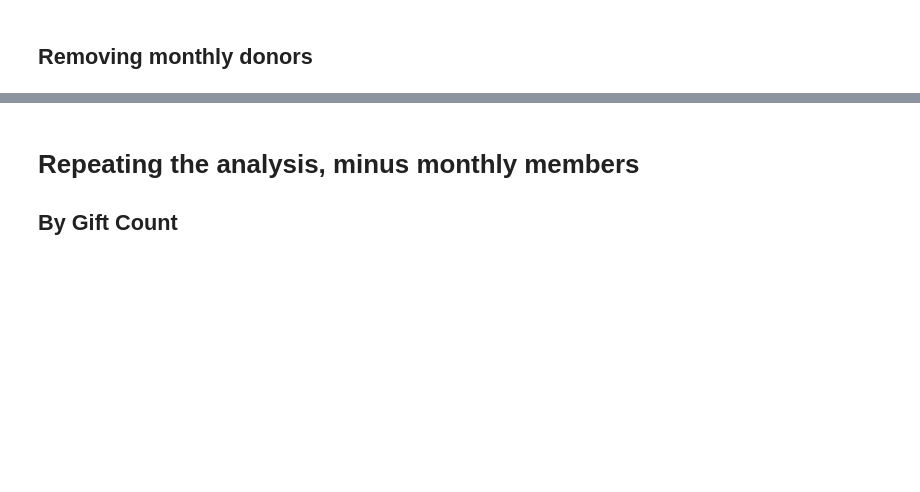
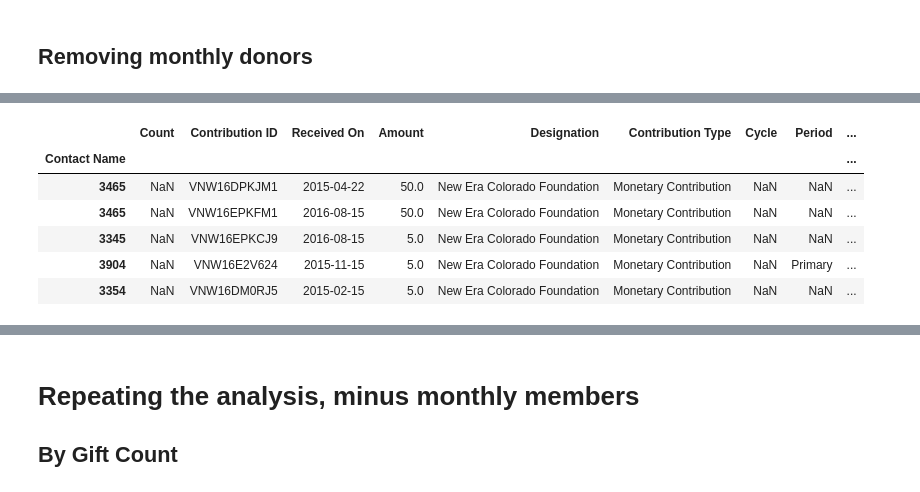
Before and after one commit to thebbennett/data-science-for-nonprofits, a Jupyter notebook: Historical Donor Data Analysis.ipynb, the cells around one changed output, grey strips where cells are left out. Drawn from its saved outputs; the diff is of its cells as text; code cells hidden in the pictures; blank space fills up the shorter version.

```diff
--- a/Historical Donor Data Analysis.ipynb
+++ b/Historical Donor Data Analysis.ipynb
@@ -233,4 +235,12 @@ c3_code.head()
 # %%
-monthly_gifts = c3_code[c3_code['code'].str.contains("Player") == True]
+monthly_gifts = c3_clean[c3_clean[' Source Code Path'].str.contains("Player") == True]
 monthly_gifts.head()
+# %% [output]
+|  | Count | Contribution ID | Received On | Amount | Designation | Contribution Type | Cycle | Period | ... |
+| Contact Name |  |  |  |  |  |  |  |  | ... |
+| 3465 | NaN | VNW16DPKJM1 | 2015-04-22 | 50.0 | New Era Colorado Foundation | Monetary Contribution | NaN | NaN | ... |
+| 3465 | NaN | VNW16EPKFM1 | 2016-08-15 | 50.0 | New Era Colorado Foundation | Monetary Contribution | NaN | NaN | ... |
+| 3345 | NaN | VNW16EPKCJ9 | 2016-08-15 | 5.0 | New Era Colorado Foundation | Monetary Contribution | NaN | NaN | ... |
+| 3904 | NaN | VNW16E2V624 | 2015-11-15 | 5.0 | New Era Colorado Foundation | Monetary Contribution | NaN | Primary | ... |
+| 3354 | NaN | VNW16DM0RJ5 | 2015-02-15 | 5.0 | New Era Colorado Foundation | Monetary Contribution | NaN | NaN | ... |
 # %%
```
Also changed, not shown: parts of 32 cells of this notebook.
